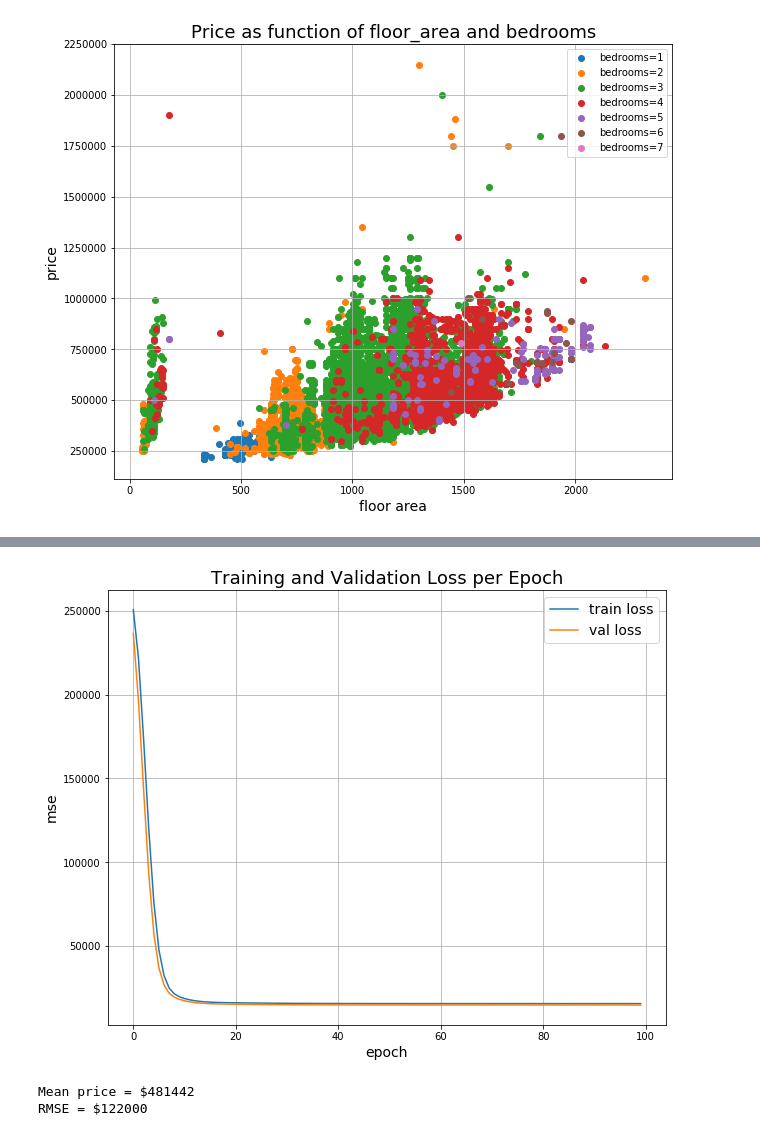
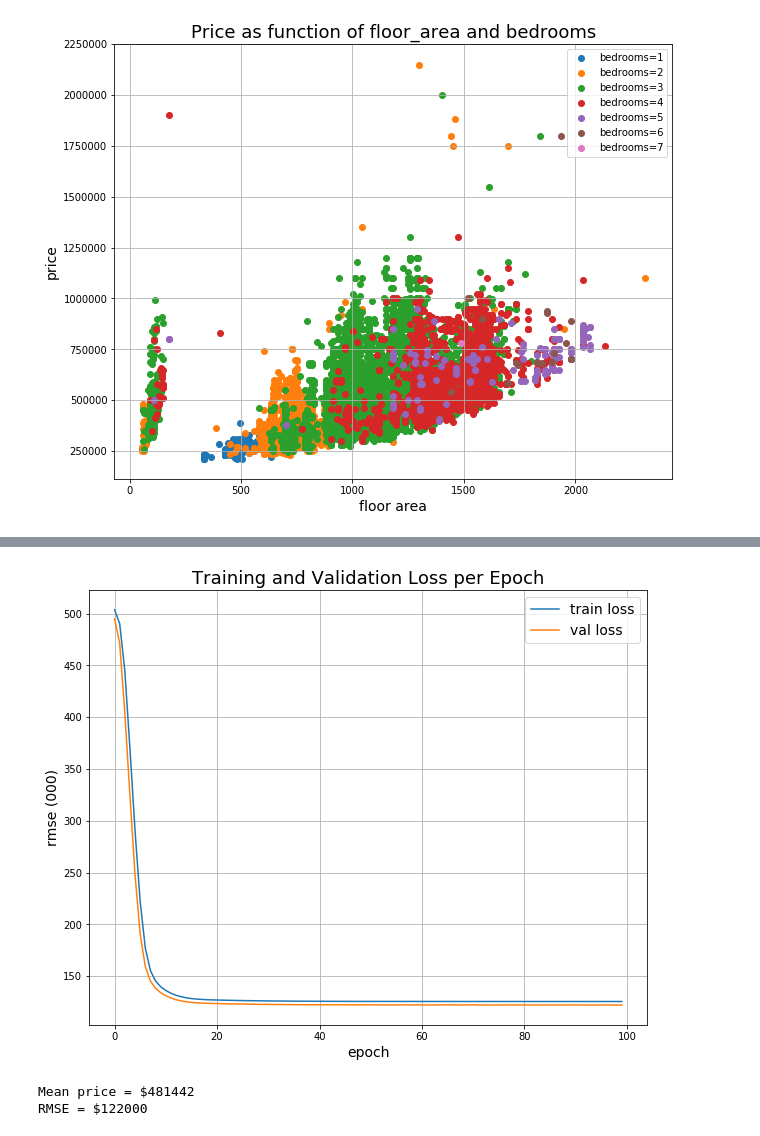
Before and after one commit to mjcarleb/summer_2020, a Jupyter notebook: hw1/carlebach_hw1_problem1.ipynb, the cells around one changed output, grey strips where cells are left out. Drawn from its saved outputs; the diff is of its cells as text; code cells hidden in the pictures.

```diff
--- a/hw1/carlebach_hw1_problem1.ipynb
+++ b/hw1/carlebach_hw1_problem1.ipynb
@@ -109,16 +109,16 @@ None
 # %%
 # Plot results
 fig, ax = plt.subplots(1, 1, figsize=(10,8))
 ax.set_title("Training and Validation Loss per Epoch", fontsize=18)
 ax.set_xlabel("epoch", fontsize=14)
-ax.set_ylabel("mse", fontsize=14)
-ax.plot(history.history["loss"], label = "train loss")
-ax.plot(history.history["val_loss"], label = "val loss")
+ax.set_ylabel("rmse (000)", fontsize=14)
+ax.plot(np.array(history.history["loss"]) ** .5, label = "train loss")
+ax.plot(np.array(history.history["val_loss"]) ** .5, label = "val loss")
 ax.legend(fontsize=14)
 ax.grid(True)
 plt.show()
 # %% [output]
-[figure, old version]
+[figure, new version]
 # %%
 price_mean = price.mean()
 print(f"Mean price = ${price_mean :6.0f}")
```
Also changed, not shown: parts of 1 cell of this notebook.
